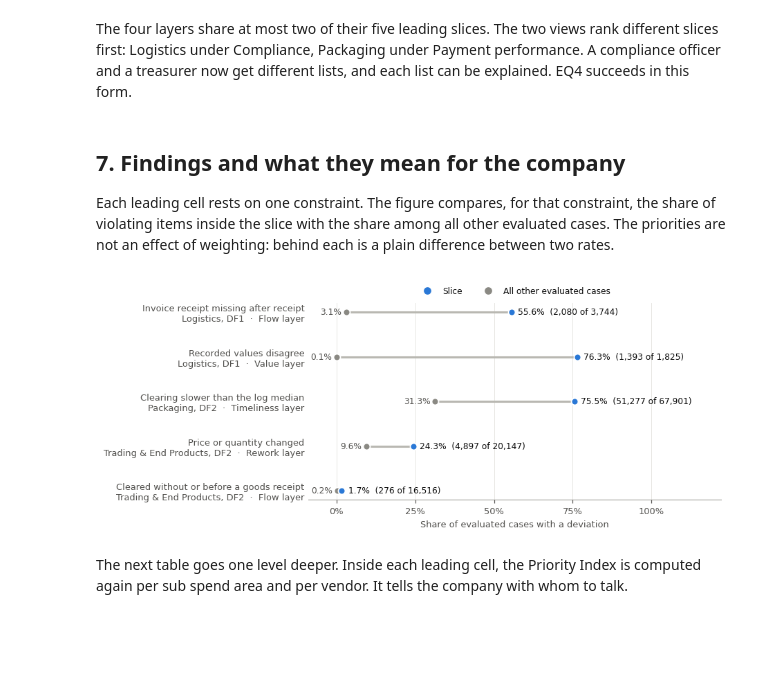
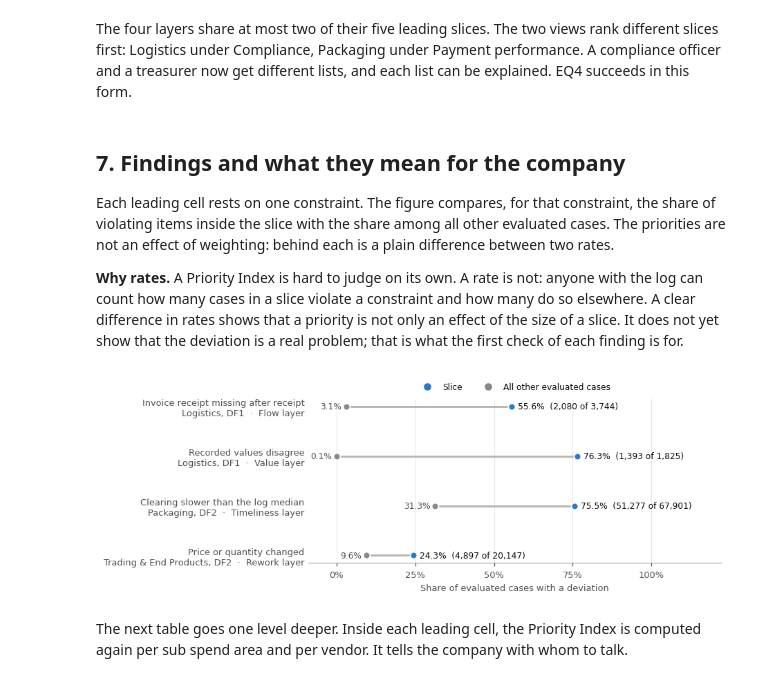
Before and after one commit to feelfine1977/wise-pm-library, a Jupyter notebook: notebooks/WISE_BPIC19_Evaluation_Story.ipynb, the cells around one changed output. Saved outputs shown, nothing was run; the diff lists cells and outputs as text; code cells hidden in the pictures; blank space fills up the shorter version.

```diff
--- a/notebooks/WISE_BPIC19_Evaluation_Story.ipynb
+++ b/notebooks/WISE_BPIC19_Evaluation_Story.ipynb
@@ -326,0 +335,8 @@ The time until payment can be measured for most items. The first norm has no con
+# %%
+has = lambda *acts: F.cnt(*acts) > 0
+a5_no_receipt = F.threeway & (F.n_clr > 0) & (F.n_gr == 0)
+obs5 = {"cleared, no receipt recorded": int(a5_no_receipt.sum()),
+        "of these: no invoice receipt either": int((a5_no_receipt & (F.n_ir == 0)).sum()),
+        "of these: with an invoice cancellation": int((a5_no_receipt & has("Cancel Invoice Receipt")).sum())}
+for k, v in obs5.items():
+    print(f"{k}: {v:,}")
@@ -366,7 +404,7 @@ def refined_norm(H=90, ramp_quantiles=(0.5, 0.9), ramp_days=None, tolerance=0.01
         "A2": ("Flow", live & F.invoiced & (~F.df1 | (F.n_gr > 0)),                    mature(F.t_gr.where(F.df1, F.t_cre)), F.n_ir == 0),
         "A3": ("Flow", live & F.invoiced & (F.n_ir > 0) & (F.two_way | (F.n_gr > 0)),  mature(F.ready),                 F.n_clr == 0),
         "A4": ("Flow", live & F.df1,                                                   F.t_ir.notna() & F.t_gr.notna(), F.t_ir < F.t_gr),
-        "A5": ("Flow", live & F.threeway & (F.n_clr > 0), F.t_clr.notna() & ((F.n_gr == 0) | F.t_gr.notna()), (F.n_gr == 0) | (F.t_clr < F.t_gr)),
+        "A5": ("Flow", live & F.threeway & (F.n_clr > 0) & (F.n_ir > 0), F.t_clr.notna() & ((F.n_gr == 0) | F.t_gr.notna()), (F.n_gr == 0) | (F.t_clr < F.t_gr)),
         "A6": ("Flow", live & F.con,                                                   None,                            (F.n_ir > 0) | (F.n_clr > 0)),
         "B1": ("Value", live & F.invoiced,                                             pairs.notna().any(axis=1),       ws.ramp(pairs.max(axis=1), tolerance, 1.0)),
         "T1": ("Timeliness", t_scope,                                                  t_eval,                          ws.ramp(F.days, lo, hi)),
@@ -509,21 +551,22 @@ The four layers share at most two of their five leading slices. The two views ra
 ## 7. Findings and what they mean for the company
 
 Each leading cell rests on one constraint. The figure compares, for that constraint, the share of violating items inside the slice with the share among all other evaluated cases. The priorities are not an effect of weighting: behind each is a plain difference between two rates.
+
+**Why rates.** A Priority Index is hard to judge on its own. A rate is not: anyone with the log can count how many cases in a slice violate a constraint and how many do so elsewhere. A clear difference in rates shows that a priority is not only an effect of the size of a slice. It does not yet show that the deviation is a real problem; that is what the first check of each finding is for.
 # %%
 slice_of = pd.Series(F.key["spend_flow"], index=F.idx)
 CELLS = [("Flow", "Logistics | DF1", "A2", "Invoice receipt missing after receipt"), ("Value", "Logistics | DF1", "B1", "Recorded values disagree"),
-         ("Timeliness", "Packaging | DF2", "T1", "Clearing slower than the log median"), ("Rework", "Trading & End Products | DF2", "C3", "Price or quantity changed"),
-         ("Flow", "Trading & End Products | DF2", "A5", "Cleared without or before a goods receipt")]
+         ("Timeliness", "Packaging | DF2", "T1", "Clearing slower than the log median"), ("Rework", "Trading & End Products | DF2", "C3", "Price or quantity changed")]
 cell_rows, rate = [], {}
 for layer, s, c, text in CELLS:
     inside = (slice_of == s).to_numpy()
     v, n, a = ws.share(N2, c, inside)
     _, _, b = ws.share(N2, c, ~inside & (F.family == "INV"))
     rate[(layer, s)] = (a, b)
     cell_rows.append((f"{text}\n{ws.nice(s)}  ·  {layer} layer", v, n, a, b))
 fig = ws.fig_cells(cell_rows)
 # %% [output]
-[figure, old version]
+[figure, new version]
 # %% [markdown]
 The next table goes one level deeper. Inside each leading cell, the Priority Index is computed again per sub spend area and per vendor. It tells the company with whom to talk.
 # %%
```
Also changed, not shown: parts of 36 cells of this notebook, 5 other files.
